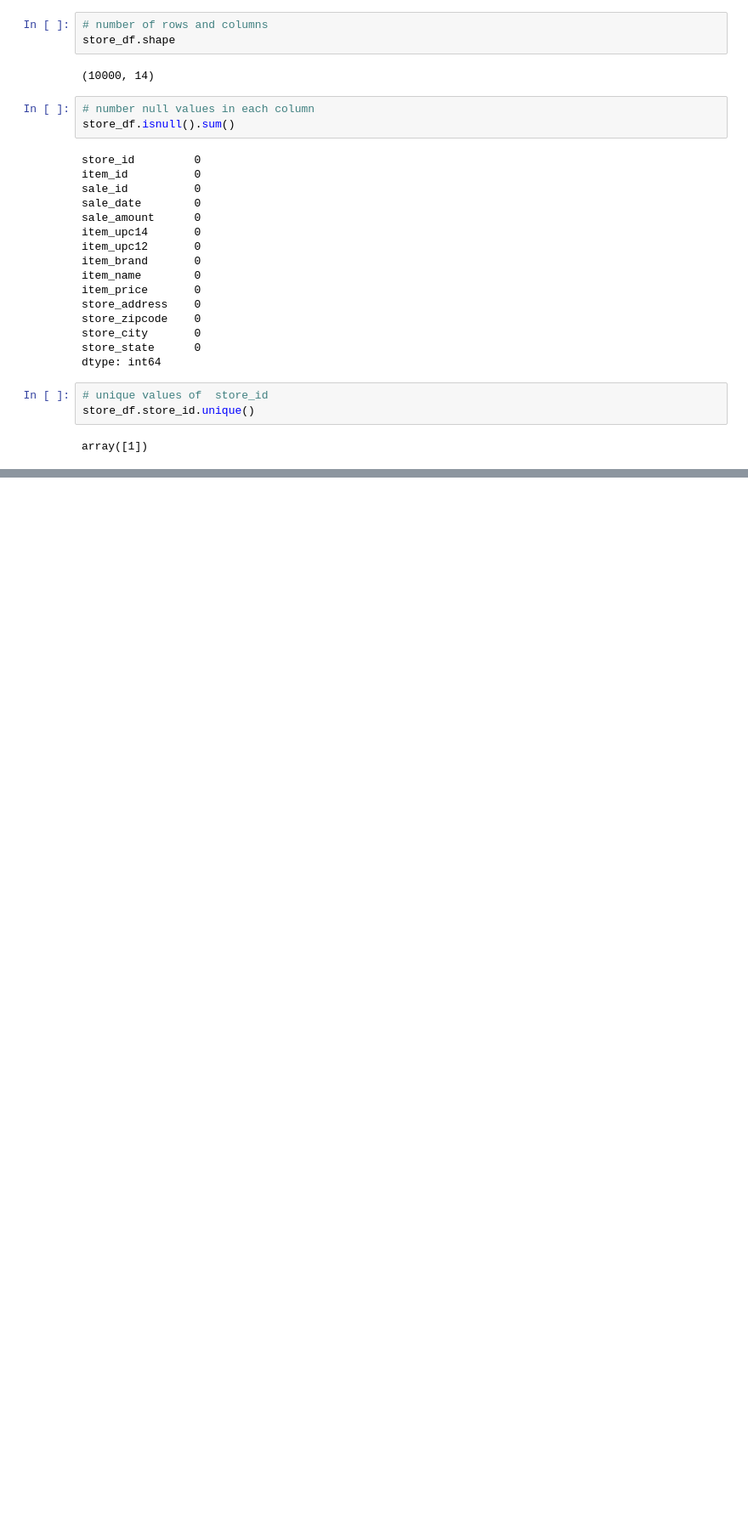
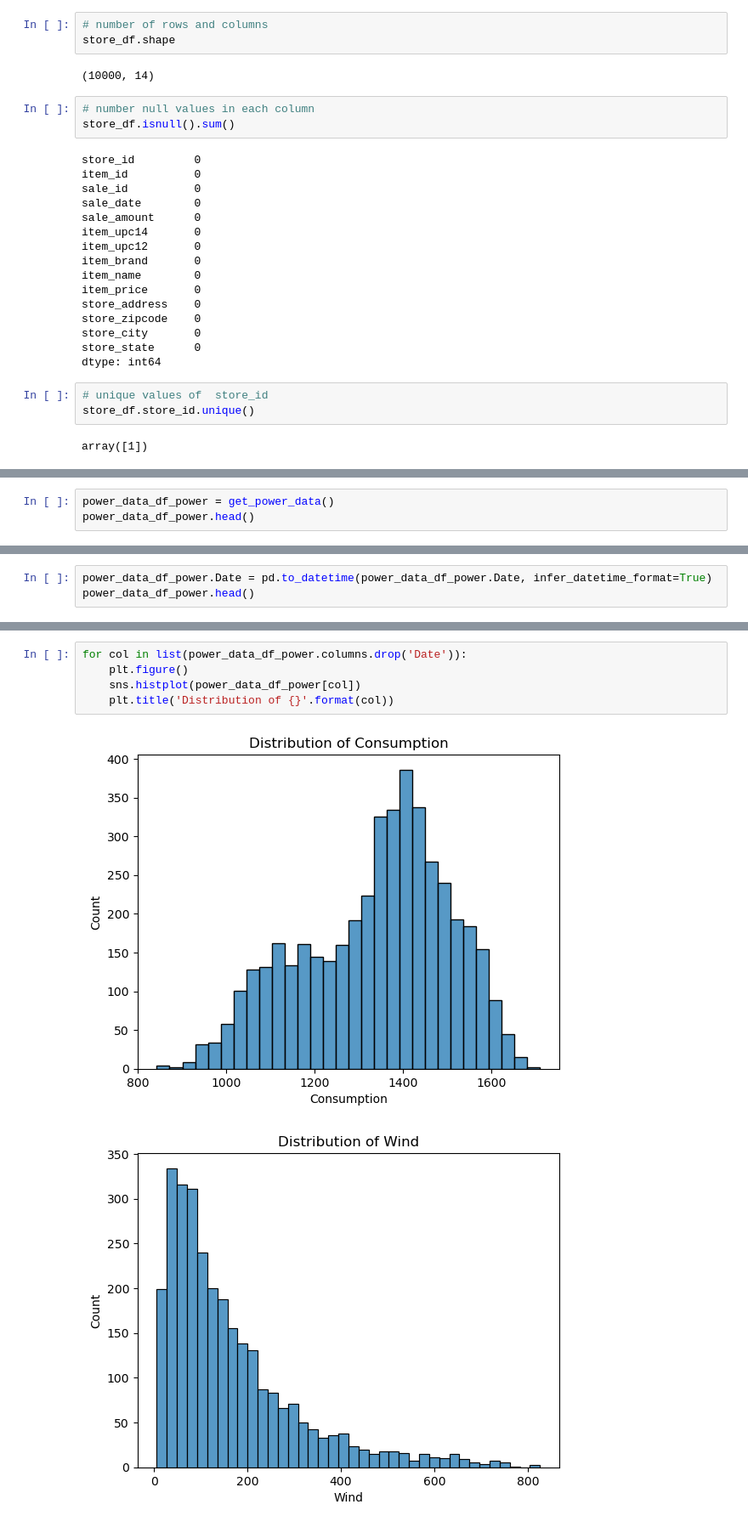
Before and after one commit to Miatta-Sinayoko/time-series-exercises, a Jupyter notebook: prepare_exercise.ipynb, the cells around one changed output, grey strips where cells are left out. Shown at 85% size. Cells and saved outputs as stored; diff of their text form; blank space fills up the shorter version.

```diff
--- a/prepare_exercise.ipynb
+++ b/prepare_exercise.ipynb
@@ -105,0 +167,3 @@ store_df.item_price
+# %%
+power_data_df_power = get_power_data()
+power_data_df_power.head()
@@ -105,0 +177,3 @@ store_df.item_price
+# %%
+power_data_df_power.Date = pd.to_datetime(power_data_df_power.Date, infer_datetime_format=True)
+power_data_df_power.head()
@@ -105,0 +189,8 @@ store_df.item_price
+# %%
+for col in list(power_data_df_power.columns.drop('Date')):
+    plt.figure()
+    sns.histplot(power_data_df_power[col])
+    plt.title('Distribution of {}'.format(col))
+# %% [output]
+[figure, added]
+[figure, added]
```
Also changed, not shown: parts of 38 cells of this notebook.
